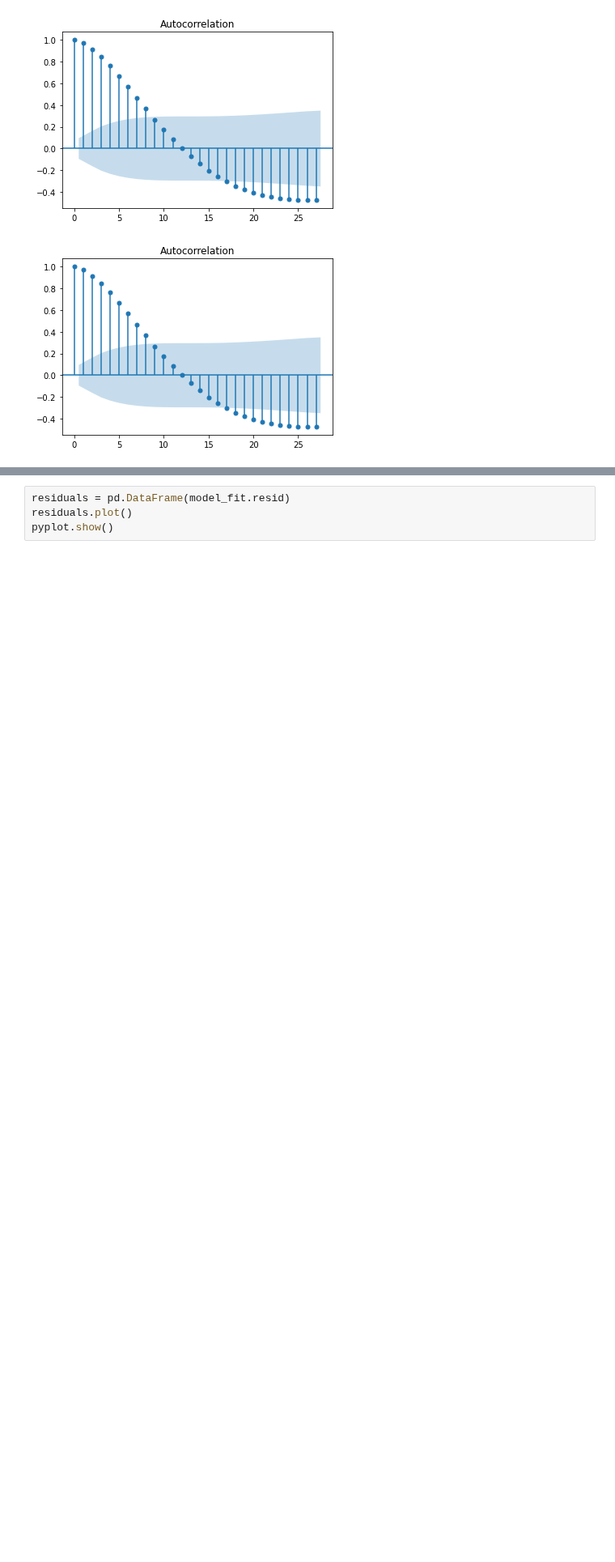
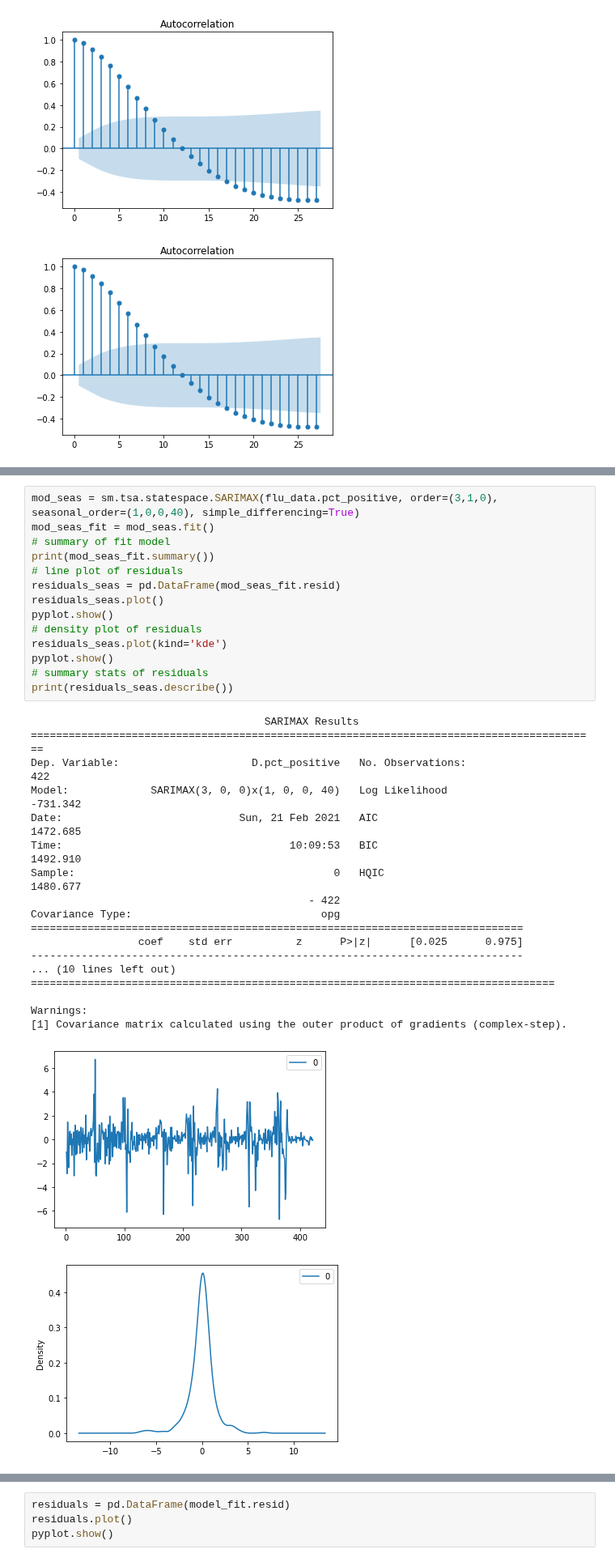
Before and after one commit to andrewmejia600/DS7333, a Jupyter notebook: CASE_STUDY_8/Case_Study_8.ipynb, the cells around one changed output, grey strips where cells are left out. Shown at 81% size. Drawn from its saved outputs; the diff is of its cells as text; blank space fills up the shorter version.

```diff
--- a/CASE_STUDY_8/Case_Study_8.ipynb
+++ b/CASE_STUDY_8/Case_Study_8.ipynb
@@ -232,0 +406,34 @@ sm.graphics.tsa.plot_acf(flu_data.pct_positive)
+# %%
+mod_seas = sm.tsa.statespace.SARIMAX(flu_data.pct_positive, order=(3,1,0), seasonal_order=(1,0,0,40), simple_differencing=True)
+mod_seas_fit = mod_seas.fit()
+# summary of fit model
+print(mod_seas_fit.summary())
+# line plot of residuals
+residuals_seas = pd.DataFrame(mod_seas_fit.resid)
+residuals_seas.plot()
+pyplot.show()
+# density plot of residuals
+residuals_seas.plot(kind='kde')
+pyplot.show()
+# summary stats of residuals
+print(residuals_seas.describe())
+# %% [output]
+                                     SARIMAX Results
+==========================================================================================
+Dep. Variable:                     D.pct_positive   No. Observations:                  422
+Model:             SARIMAX(3, 0, 0)x(1, 0, 0, 40)   Log Likelihood                -731.342
+Date:                            Sun, 21 Feb 2021   AIC                           1472.685
+Time:                                    10:09:53   BIC                           1492.910
+Sample:                                         0   HQIC                          1480.677
+                                            - 422
+Covariance Type:                              opg
+==============================================================================
+                 coef    std err          z      P>|z|      [0.025      0.975]
+------------------------------------------------------------------------------
+... (10 lines left out)
+===================================================================================
+
+Warnings:
+[1] Covariance matrix calculated using the outer product of gradients (complex-step).
+[figure, added]
+[figure, added]
```
Also changed, not shown: parts of 52 cells of this notebook.
